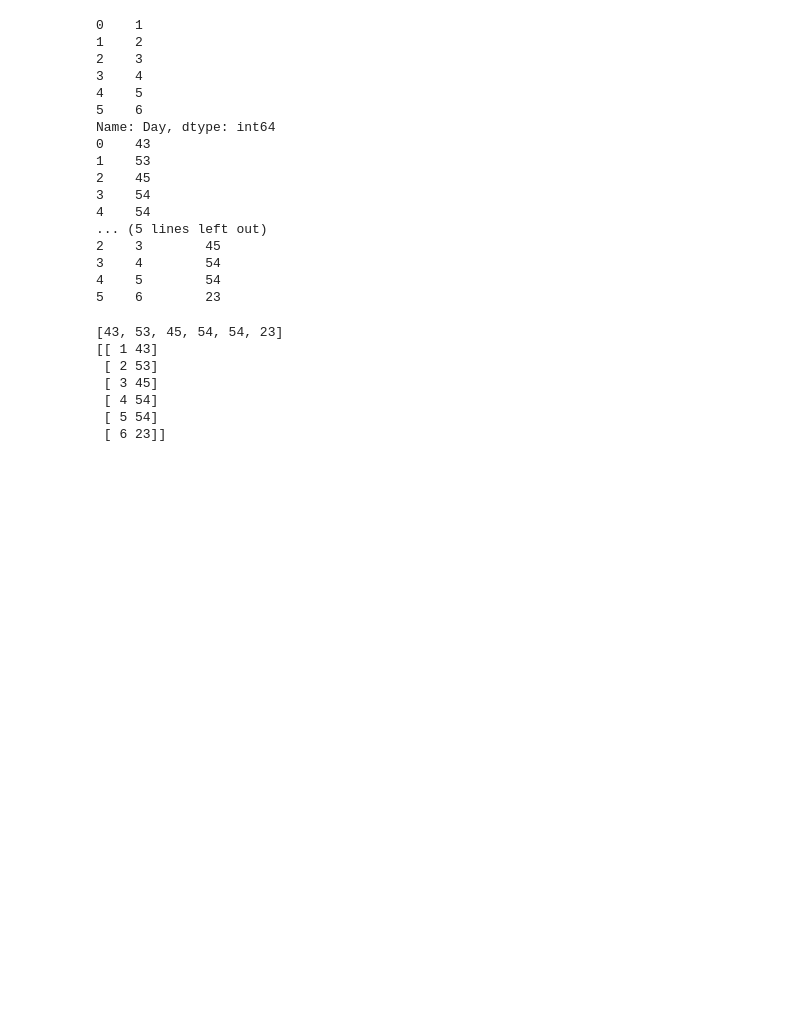
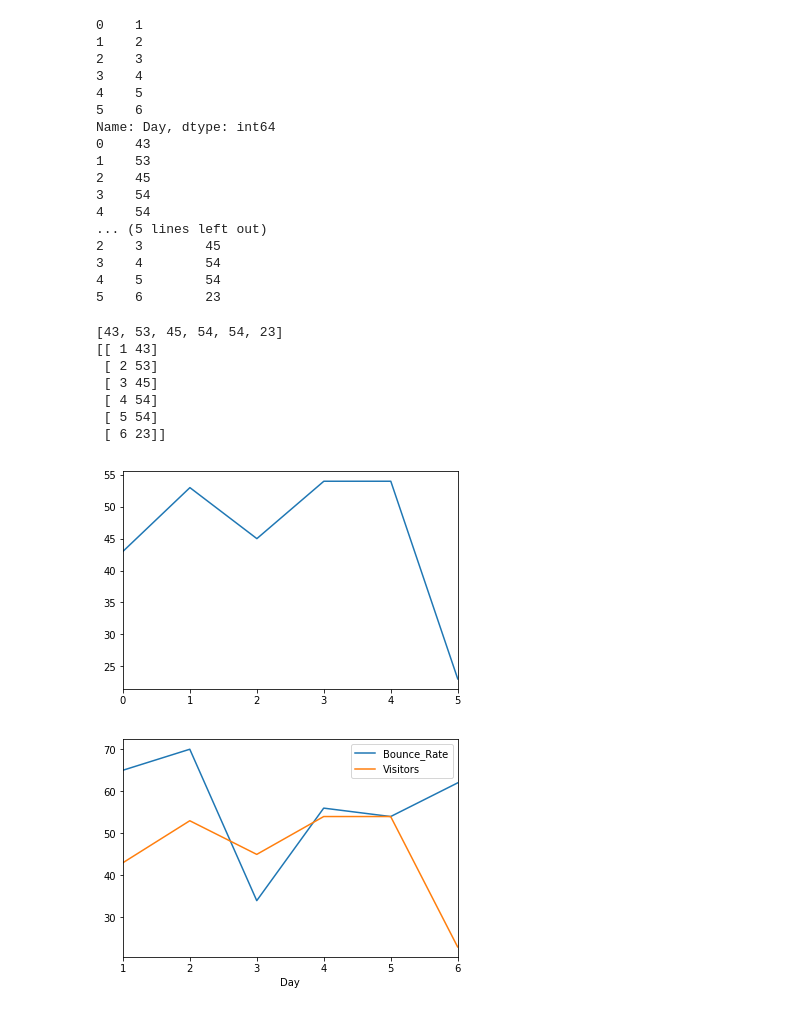
Before and after one commit to AaronFlower/Jupyter, a Jupyter notebook: pandas/02-pandas-dataframe.ipynb, the cells around one changed output. Drawn from its saved outputs; the diff is of its cells as text; code cells hidden in the pictures; blank space fills up the shorter version.

```diff
--- a/pandas/02-pandas-dataframe.ipynb
+++ b/pandas/02-pandas-dataframe.ipynb
@@ -121,3 +121,15 @@ print(np.array(df[['Day', 'Visitors']]))
  [ 4 54]
  [ 5 54]
  [ 6 23]]
+# %%
+## 简单的绘制图形
+import matplotlib.pyplot as plt
+df['Visitors'].plot()
+plt.show()
+
+df2 = df.set_index('Day')
+df2.plot()
+plt.show()
+# %% [output]
+[figure, added]
+[figure, added]
```
Also changed, not shown: 1 other file.
